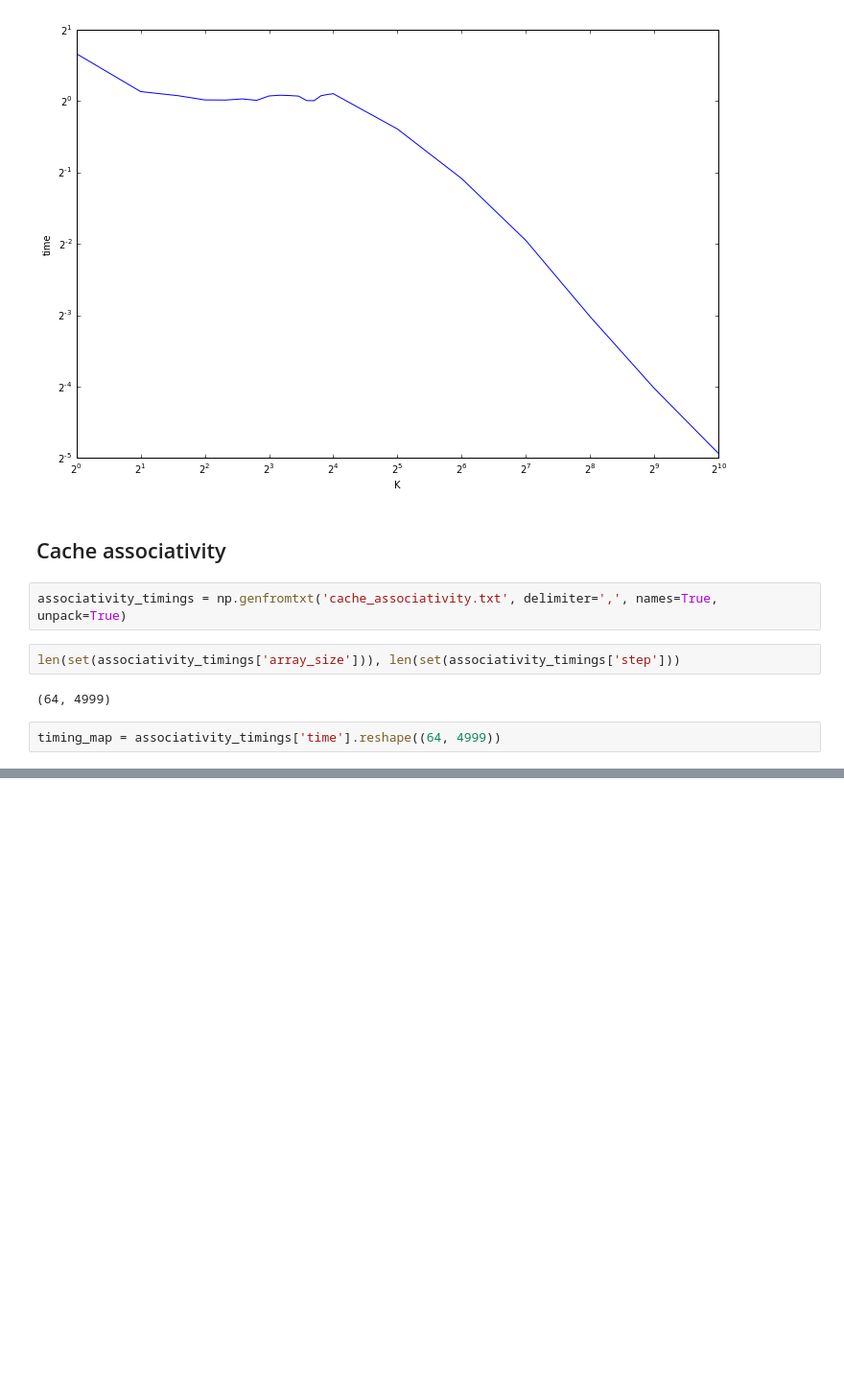
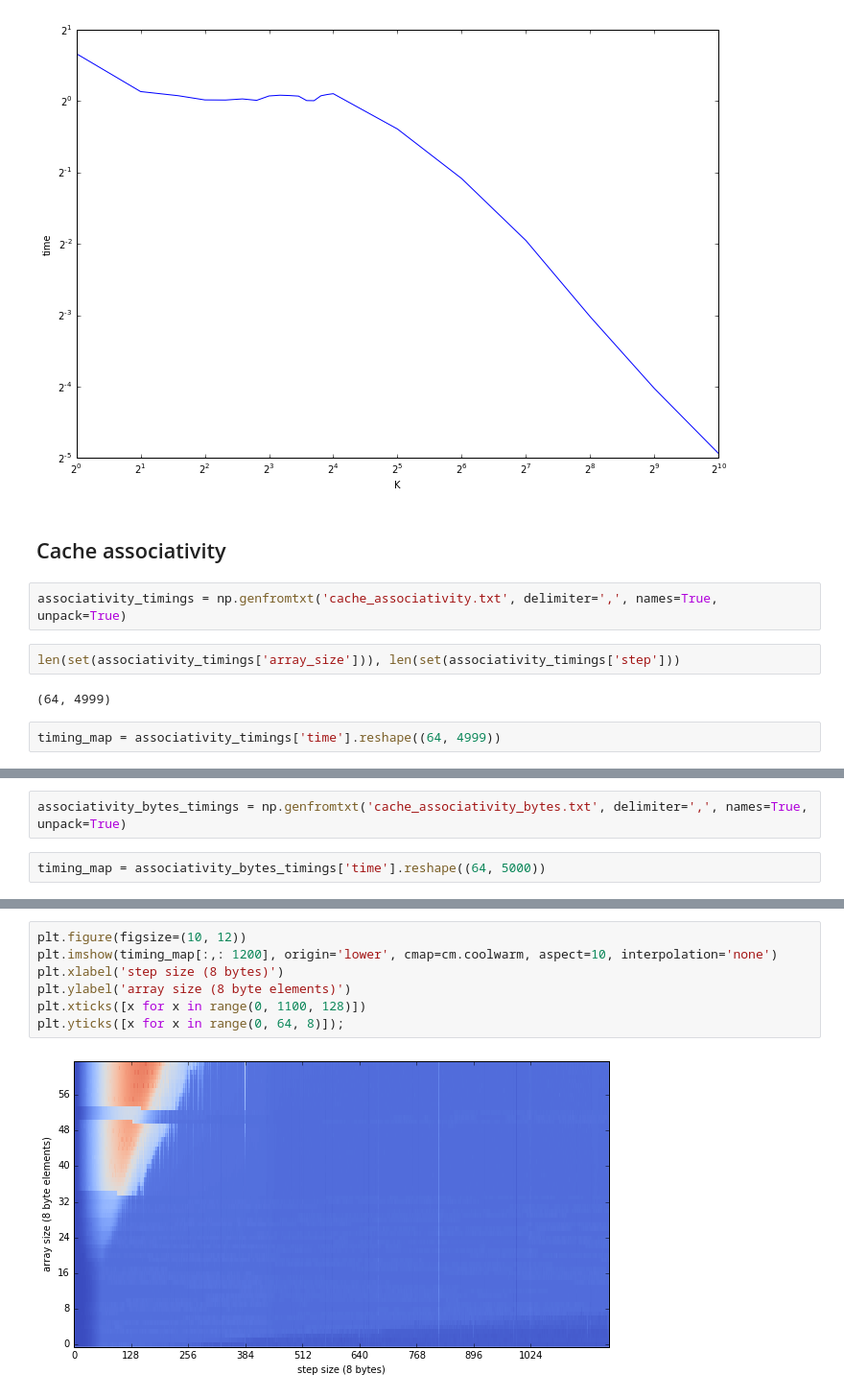
Before and after one commit to gjbex/training-material, a Jupyter notebook: Optimization/GalleryProcessorCacheEffects/gallery.ipynb, the cells around one changed output, grey strips where cells are left out. Shown at 96% size. Cells and saved outputs as stored; diff of their text form; blank space fills up the shorter version.

```diff
--- a/Optimization/GalleryProcessorCacheEffects/gallery.ipynb
+++ b/Optimization/GalleryProcessorCacheEffects/gallery.ipynb
@@ -45,0 +57,4 @@ plt.imshow(timing_map, cmap=cm.coolwarm, aspect=40);
+# %%
+associativity_bytes_timings = np.genfromtxt('cache_associativity_bytes.txt', delimiter=',', names=True, unpack=True)
+# %%
+timing_map = associativity_bytes_timings['time'].reshape((64, 5000))
@@ -45,0 +65,9 @@ plt.imshow(timing_map, cmap=cm.coolwarm, aspect=40);
+# %%
+plt.figure(figsize=(10, 12))
+plt.imshow(timing_map[:,: 1200], origin='lower', cmap=cm.coolwarm, aspect=10, interpolation='none')
+plt.xlabel('step size (8 bytes)')
+plt.ylabel('array size (8 byte elements)')
+plt.xticks([x for x in range(0, 1100, 128)])
+plt.yticks([x for x in range(0, 64, 8)]);
+# %% [output]
+[figure, added]
```
Also changed, not shown: parts of 4 cells of this notebook.
